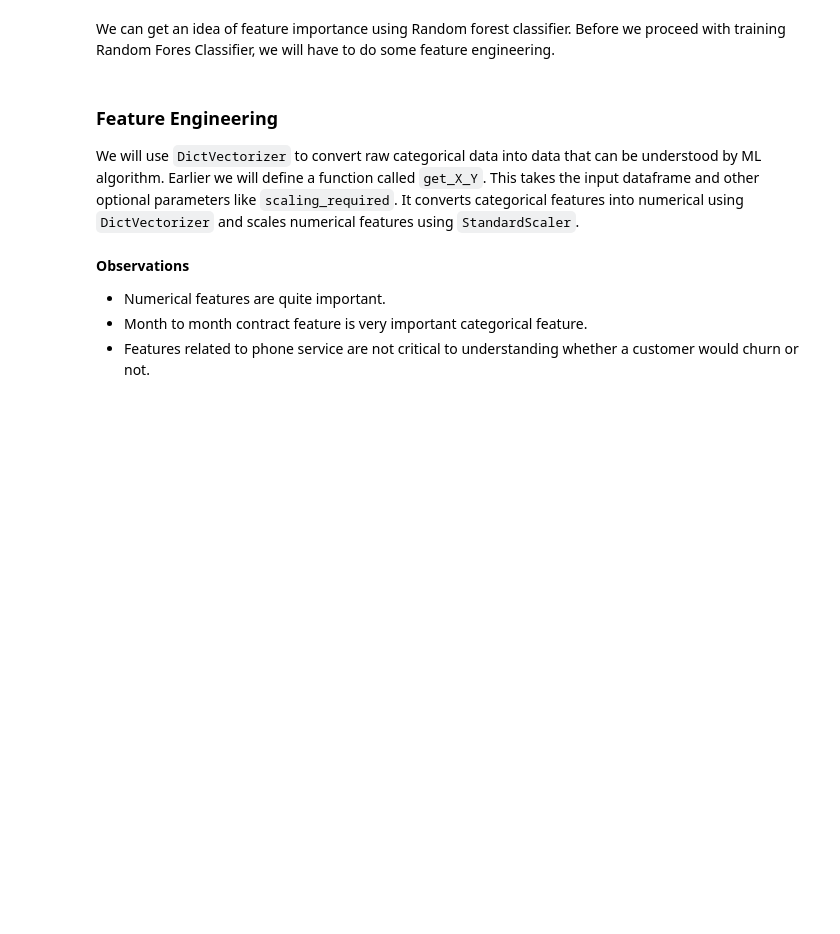
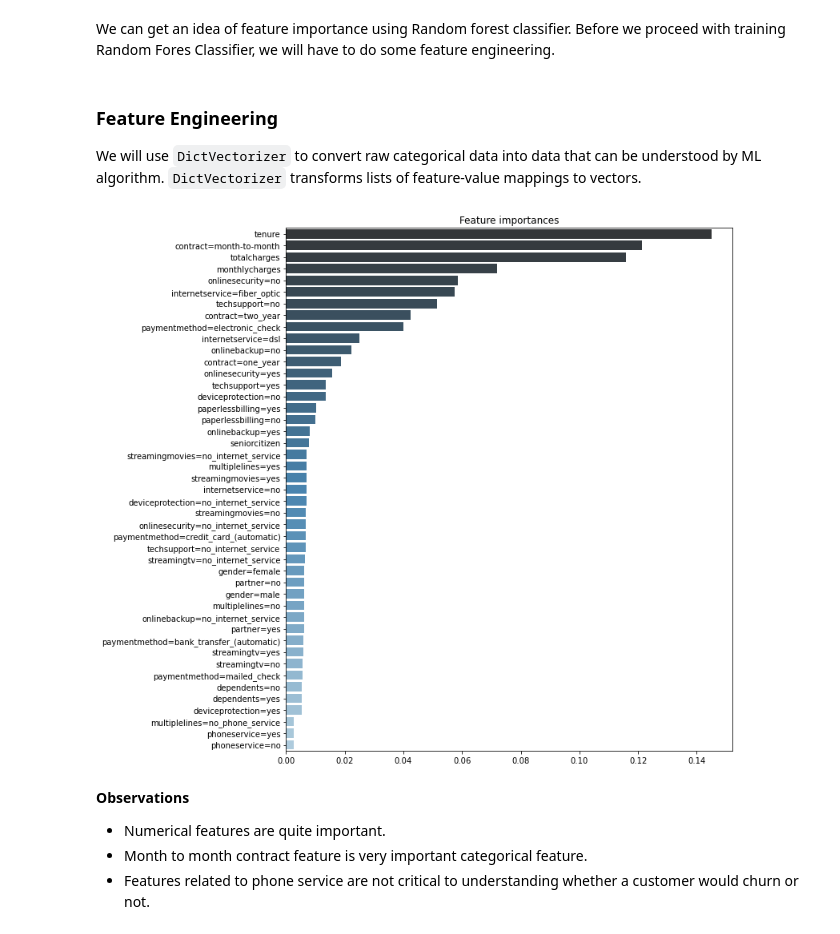
Before and after one commit to shuklaham/churn-prediction, a Jupyter notebook: churn_prediction_feature_correlation_and_importance.ipynb, the cells around one changed output. Saved outputs shown, nothing was run; the diff lists cells and outputs as text; code cells hidden in the pictures; blank space fills up the shorter version.

```diff
--- a/churn_prediction_feature_correlation_and_importance.ipynb
+++ b/churn_prediction_feature_correlation_and_importance.ipynb
@@ -93,4 +98,4 @@ We can get an idea of feature importance using Random forest classifier. Before
 # %% [markdown]
 ### Feature Engineering
 
-We will use `DictVectorizer` to convert raw categorical data into data that can be understood by ML algorithm. Earlier we will define a function called `get_X_Y`. This takes the input dataframe and other optional parameters like `scaling_required`. It converts categorical features into numerical using `DictVectorizer` and scales numerical features using `StandardScaler`.
+We will use `DictVectorizer` to convert raw categorical data into data that can be understood by ML algorithm. `DictVectorizer` transforms lists of feature-value mappings to vectors.
@@ -121,4 +102,4 @@ def get_X(df, categorical_features, numerical_features, scaling_required = True,
 # %%
-res = get_X(df_train_full, categorical_features, numerical_features, scaling_required = False)
-X_train_full_not_scaled = res['X']
-dv = res['dv']
+res = get_input_data_matrix(df_train_full, categorical_features, numerical_features, scaling_required = False)
+X_train_full_not_scaled = res['input_data_matrix']
+feature_names = res['feature_names']
@@ -127,16 +106,18 @@ features_names = dv.feature_names_ + numerical_features
 # %%
 # Training Random Forest Classifier
 params = {'random_state': 0, 'n_jobs': -1, 'n_estimators': 5000, 'max_depth': 8}
 clf = RandomForestClassifier(**params)
 clf = clf.fit(X_train_full_not_scaled, y_train_full)
 
 # Prepare data for plotting feature importances
-imp = pd.Series(data = clf.feature_importances_, index=features_names).sort_values(ascending = False)
+imp = pd.Series(data= clf.feature_importances_, index= feature_names).sort_values(ascending = False)
 
 # Plot features importances
 plt.figure(figsize=(10,12))
 plt.title("Feature importances")
-ax = sns.barplot(y = imp.index, x = imp.values, palette="Blues_d", orient='h')
+ax = sns.barplot(y= imp.index, x= imp.values, palette= "Blues_d", orient= 'h')
+# %% [output]
+[figure, added]
 # %% [markdown]
 **Observations**
 - Numerical features are quite important.
```
Also changed, not shown: parts of 6 cells of this notebook, 4 other files.
